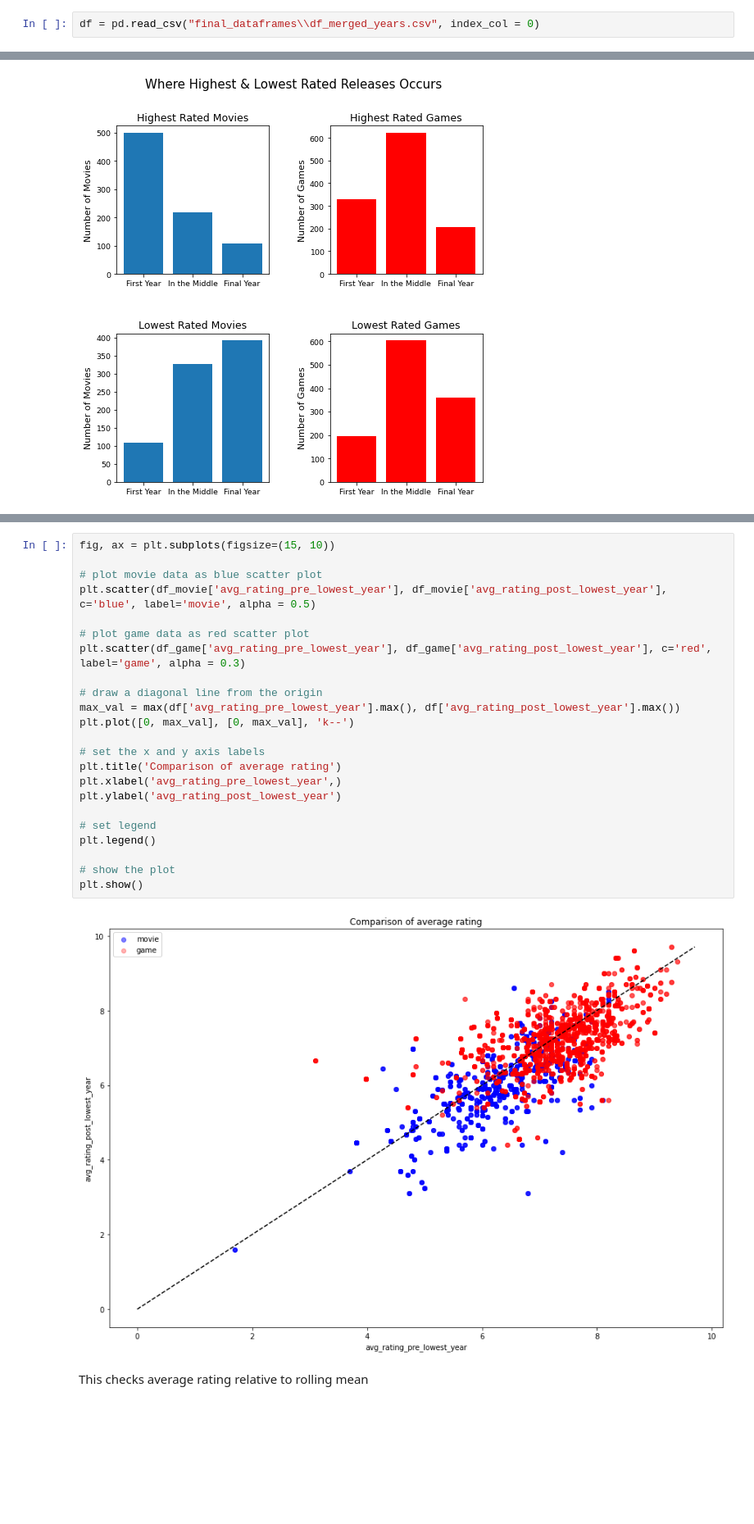
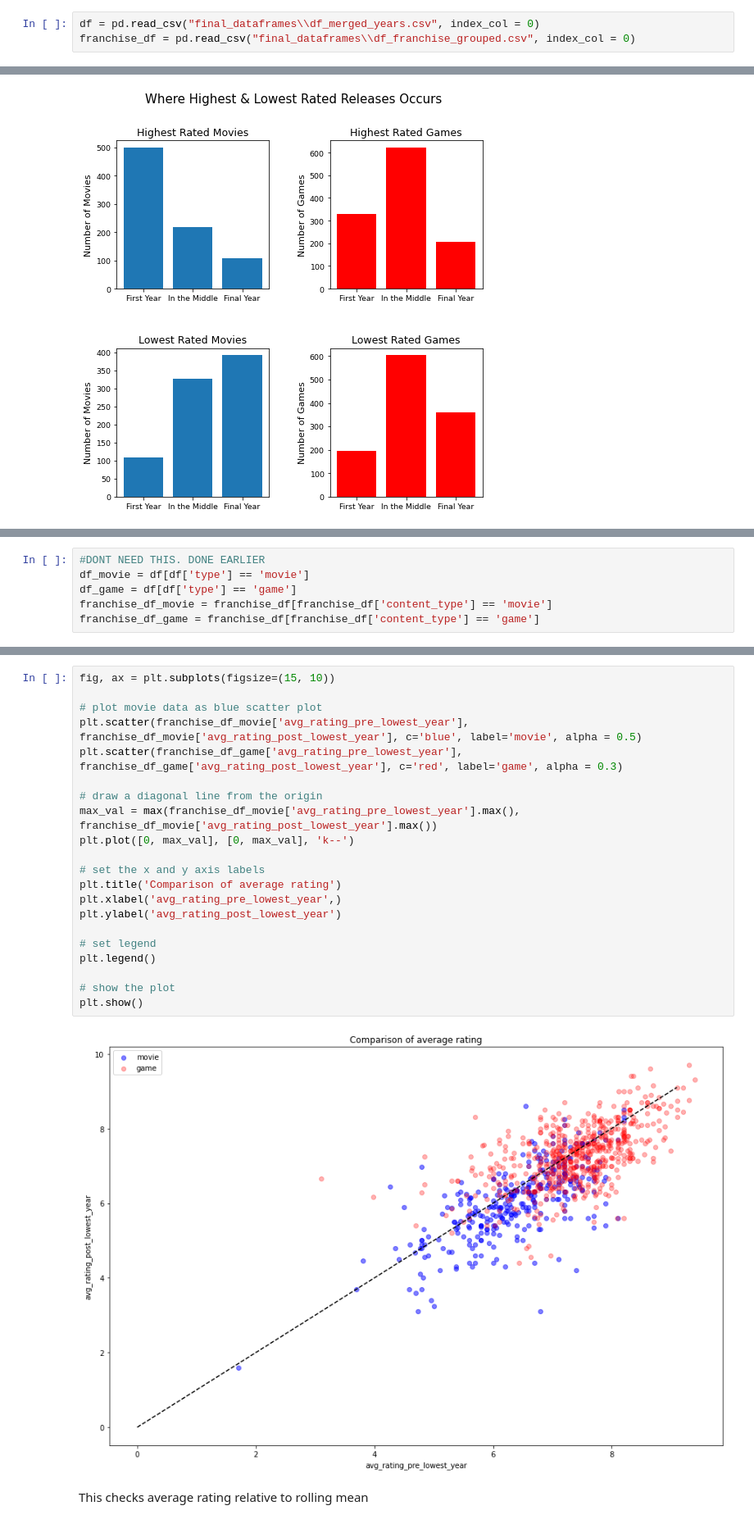
Before and after one commit to adambrennan150/Franchises, a Jupyter notebook: 107_RQ2.ipynb, the cells around one changed output, grey strips where cells are left out. Shown at 82% size. Cells and saved outputs as stored; diff of their text form; blank space fills up the shorter version.

```diff
--- a/107_RQ2.ipynb
+++ b/107_RQ2.ipynb
@@ -18,6 +18,7 @@ tick_label_size = 15
 pd.set_option("display.max_columns", None)
 # %%
 df = pd.read_csv("final_dataframes\\df_merged_years.csv", index_col = 0)
+franchise_df = pd.read_csv("final_dataframes\\df_franchise_grouped.csv", index_col = 0)
 # %%
 # create separate dataframes for movie and game content types
 df_movie = df[df['type'] == 'movie']
@@ -97,0 +156,6 @@ df.diff_from_prev_rar.value_counts().sort_index().plot()
+# %%
+#DONT NEED THIS. DONE EARLIER
+df_movie = df[df['type'] == 'movie']
+df_game = df[df['type'] == 'game']
+franchise_df_movie = franchise_df[franchise_df['content_type'] == 'movie']
+franchise_df_game = franchise_df[franchise_df['content_type'] == 'game']
@@ -98,28 +421,26 @@ df.diff_from_prev_rar.value_counts().sort_index().plot()
 # %%
 fig, ax = plt.subplots(figsize=(15, 10))
 
 # plot movie data as blue scatter plot
-plt.scatter(df_movie['avg_rating_pre_lowest_year'], df_movie['avg_rating_post_lowest_year'], c='blue', label='movie', alpha = 0.5)
-
-# plot game data as red scatter plot
-plt.scatter(df_game['avg_rating_pre_lowest_year'], df_game['avg_rating_post_lowest_year'], c='red', label='game', alpha = 0.3)
+plt.scatter(franchise_df_movie['avg_rating_pre_lowest_year'], franchise_df_movie['avg_rating_post_lowest_year'], c='blue', label='movie', alpha = 0.5)
+plt.scatter(franchise_df_game['avg_rating_pre_lowest_year'], franchise_df_game['avg_rating_post_lowest_year'], c='red', label='game', alpha = 0.3)
 
 # draw a diagonal line from the origin
-max_val = max(df['avg_rating_pre_lowest_year'].max(), df['avg_rating_post_lowest_year'].max())
+max_val = max(franchise_df_movie['avg_rating_pre_lowest_year'].max(), franchise_df_movie['avg_rating_post_lowest_year'].max())
 plt.plot([0, max_val], [0, max_val], 'k--')
 
 # set the x and y axis labels
 plt.title('Comparison of average rating')
 plt.xlabel('avg_rating_pre_lowest_year',)
 plt.ylabel('avg_rating_post_lowest_year')
 
 # set legend
 plt.legend()
 
 # show the plot
 plt.show()
 # %% [output]
-[figure, old version]
+[figure, new version]
 # %% [markdown]
 This checks average rating relative to rolling mean
 # %%
```
Also changed, not shown: parts of 60 cells of this notebook.
